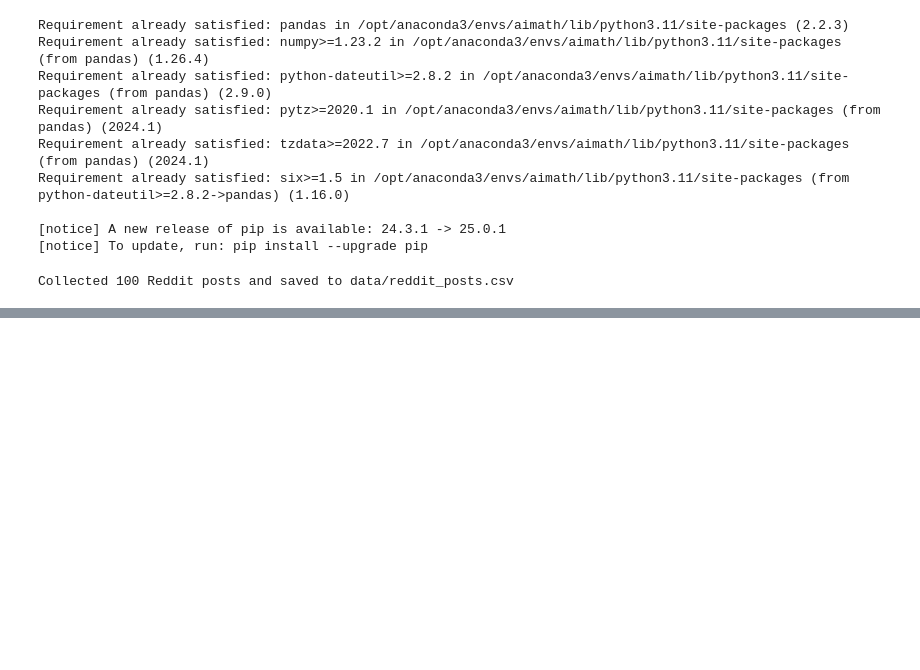
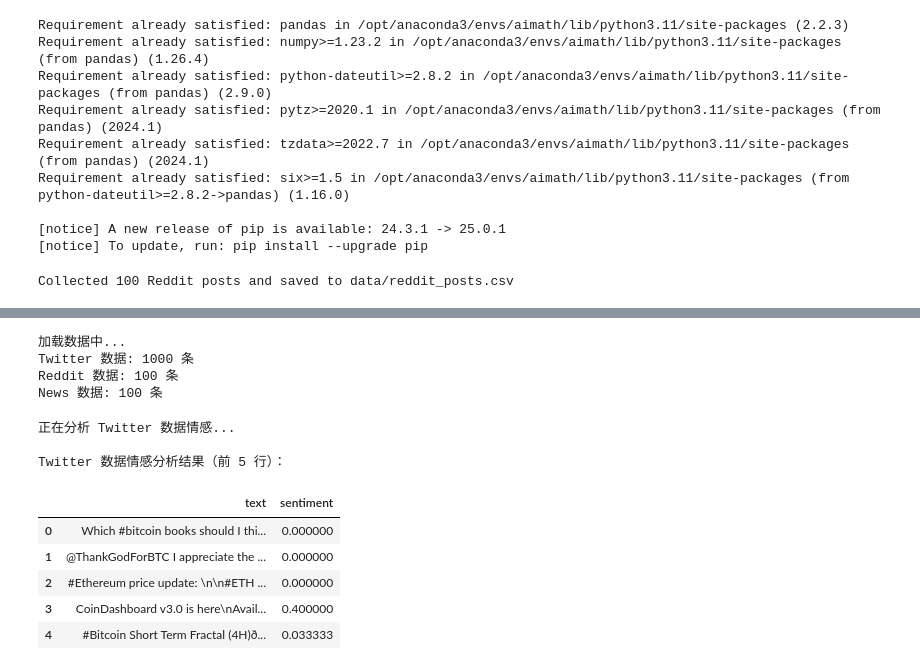
Before and after one commit to gaoyue49/bitcoin_price_prediction_2023106041_YUE-GAO, a Jupyter notebook: notebooks/collect_data.ipynb, the cells around one changed output, grey strips where cells are left out. Drawn from its saved outputs; the diff is of its cells as text; code cells hidden in the pictures; blank space fills up the shorter version.

```diff
--- a/notebooks/collect_data.ipynb
+++ b/notebooks/collect_data.ipynb
@@ -218,0 +302,37 @@ Over the past months, Bitcoin [BTC] has experienced extreme …",en
+# %%
+import pandas as pd
+from textblob import TextBlob
+
+# 读取数据
+print("加载数据中...")
+twitter_data = pd.read_csv("../data/tweets.csv")
+reddit_data = pd.read_csv("../data/reddit_posts.csv")
+news_data = pd.read_csv("../data/news_articles.csv")
+
+# 显示数据行数
+print(f"Twitter 数据: {len(twitter_data)} 条")
+print(f"Reddit 数据: {len(reddit_data)} 条")
+print(f"News 数据: {len(news_data)} 条")
+# %% [output]
+加载数据中...
+Twitter 数据: 1000 条
+Reddit 数据: 100 条
+News 数据: 100 条
+# %%
+# 对 Twitter 数据进行情感分析
+print("正在分析 Twitter 数据情感...")
+twitter_data["sentiment"] = twitter_data["text"].apply(lambda x: TextBlob(x).sentiment.polarity)
+
+# 显示前 5 行
+print("\nTwitter 数据情感分析结果（前 5 行）：")
+display(twitter_data[["text", "sentiment"]].head())
+# %% [output]
+正在分析 Twitter 数据情感...
+
+Twitter 数据情感分析结果（前 5 行）：
+|  | text | sentiment |
+| 0 | Which #bitcoin books should I thi... | 0.000000 |
+| 1 | @ThankGodForBTC I appreciate the ... | 0.000000 |
+| 2 | #Ethereum price update: \n\n#ETH ... | 0.000000 |
+| 3 | CoinDashboard v3.0 is here\nAvail... | 0.400000 |
+| 4 | #Bitcoin Short Term Fractal (4H)ð... | 0.033333 |
```
Also changed, not shown: parts of 19 cells of this notebook, 4 other files.
